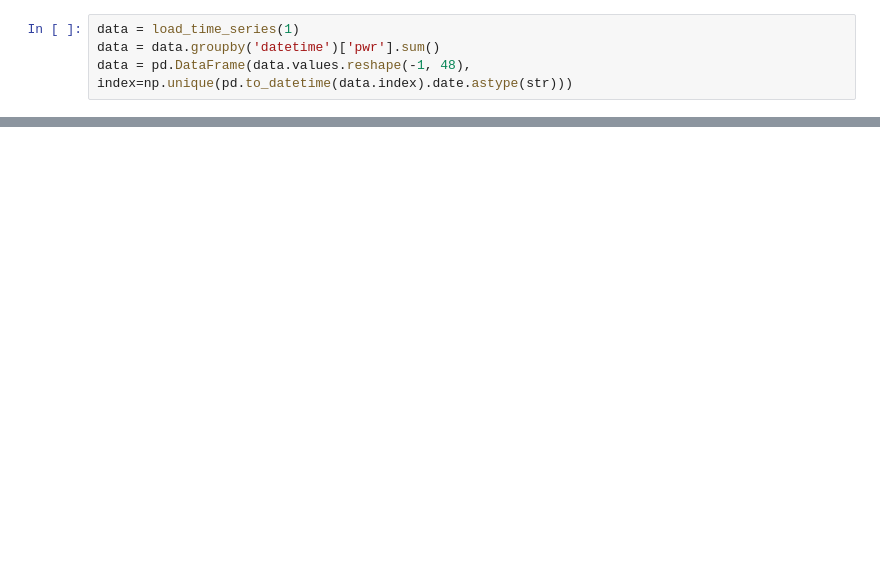
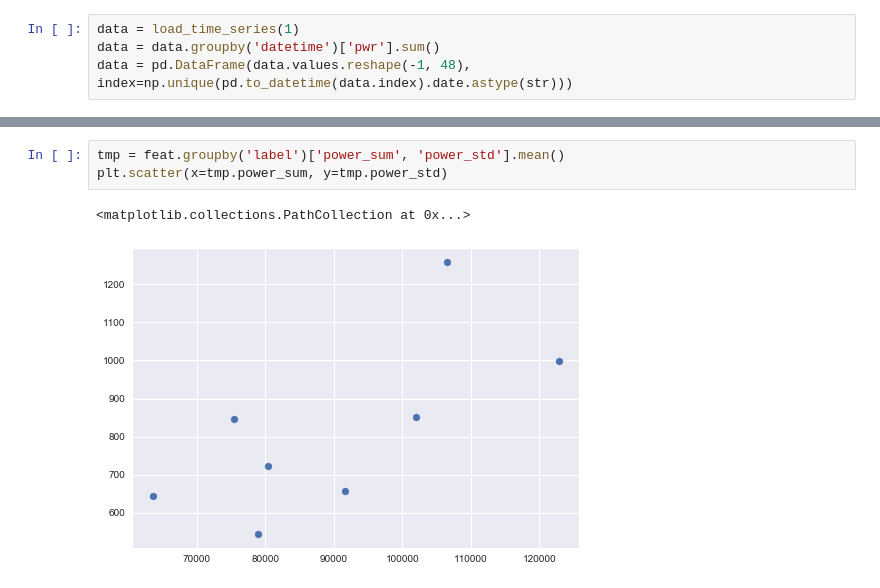
Before and after one commit to EvilPsyCHo/Cluster, a Jupyter notebook: doc/models/KMeans.ipynb, the cells around one changed output, grey strips where cells are left out. Drawn from its saved outputs; the diff is of its cells as text; blank space fills up the shorter version.

```diff
--- a/doc/models/KMeans.ipynb
+++ b/doc/models/KMeans.ipynb
@@ -155,0 +199,6 @@ data[kernel_kmeans.labels_==0]
+# %%
+tmp = feat.groupby('label')['power_sum', 'power_std'].mean()
+plt.scatter(x=tmp.power_sum, y=tmp.power_std)
+# %% [output]
+<matplotlib.collections.PathCollection at 0x...>
+[figure, added]
```
Also changed, not shown: parts of 16 cells of this notebook, 11 other files.
